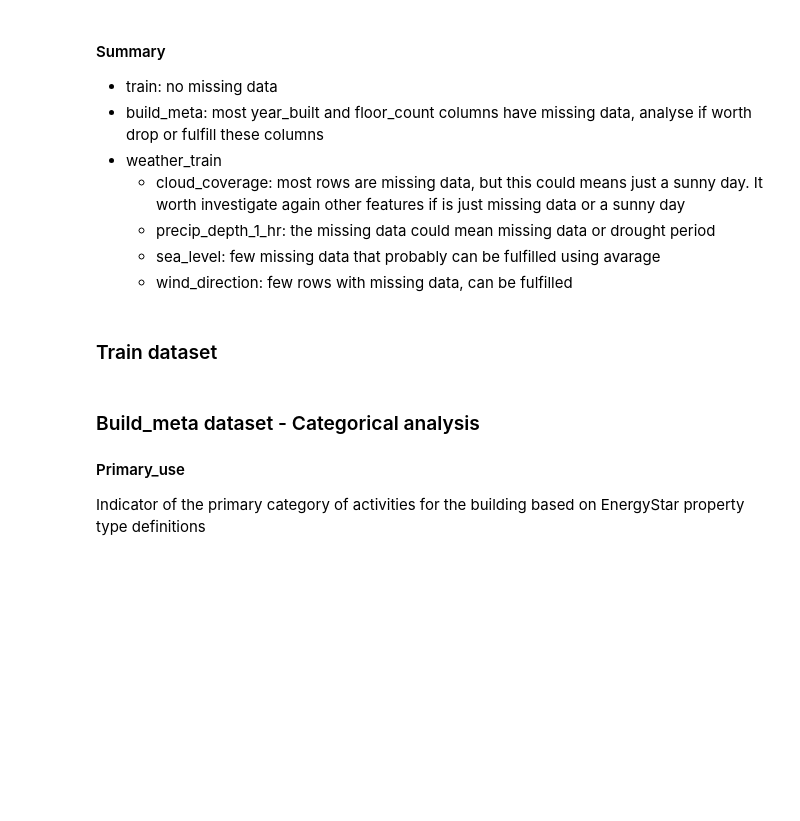
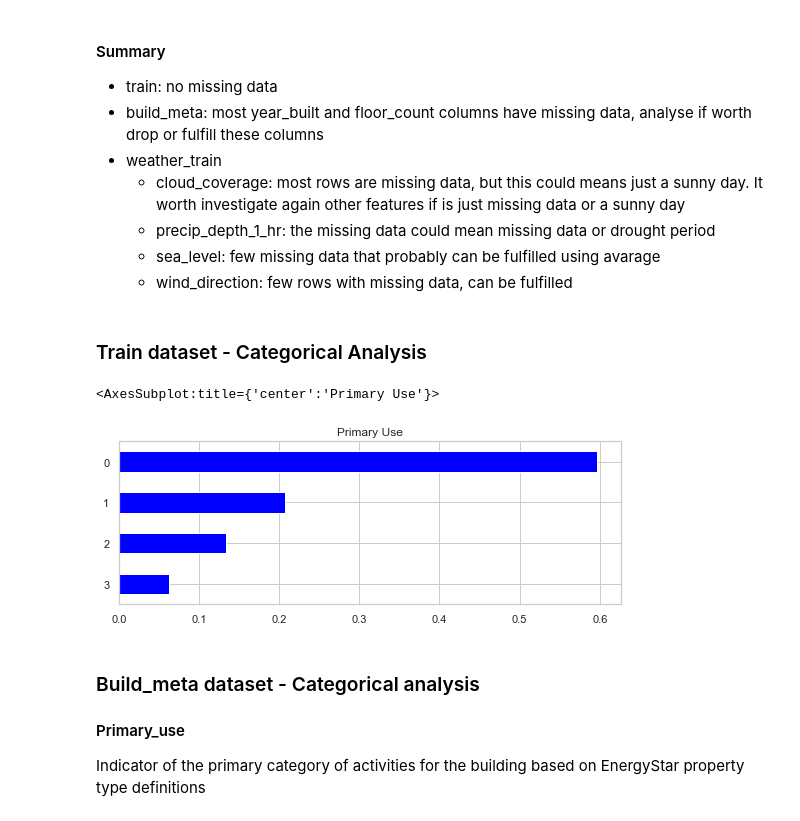
Before and after one commit to PeterStos/ASHRAE---Great-Energy-Predictor-III, a Jupyter notebook: Exploratory_Data_Analysis.ipynb, the cells around one changed output. Drawn from its saved outputs; the diff is of its cells as text; code cells hidden in the pictures; blank space fills up the shorter version.

```diff
--- a/Exploratory_Data_Analysis.ipynb
+++ b/Exploratory_Data_Analysis.ipynb
@@ -252,9 +252,17 @@ sns.heatmap(weather_test.isnull(),yticklabels=False,cbar=False,cmap='cividis')
     - sea_level: few missing data that probably can be fulfilled using avarage
     - wind_direction: few rows with missing data, can be fulfilled
 # %% [markdown]
-### Train dataset
+### Train dataset - Categorical Analysis
 # %%
 #sns.displot(train['meter_reading'])
+# %%
+train['meter'].value_counts(normalize=True).sort_values(ascending=True).plot(kind='barh',
+        figsize=(9,3),
+        title='Primary Use',
+        color='blue')
+# %% [output]
+<AxesSubplot:title={'center':'Primary Use'}>
+[figure, added]
 # %% [markdown]
 ### Build_meta dataset - Categorical analysis
 #### Primary_use
```
Also changed, not shown: parts of 14 cells of this notebook.
